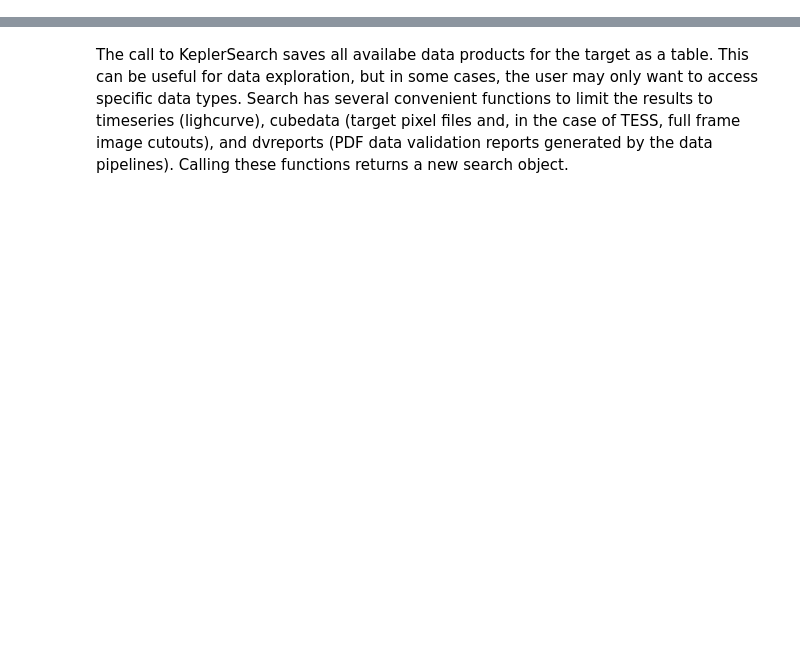
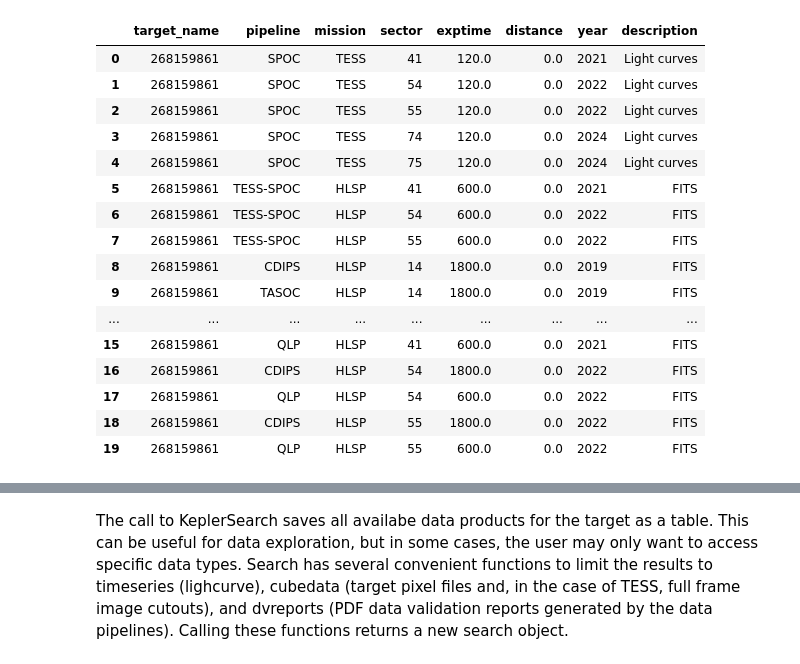
Before and after one commit to lightkurve/lksearch, a Jupyter notebook: docs/tutorials/Example_searches.ipynb, the cells around one changed output, grey strips where cells are left out. Cells and saved outputs as stored; diff of their text form; code cells hidden in the pictures; blank space fills up the shorter version.

```diff
--- a/docs/tutorials/Example_searches.ipynb
+++ b/docs/tutorials/Example_searches.ipynb
@@ -48,0 +77,22 @@ sort_order:     1        1
+# %%
+# Only return timeseries (lightcurve) products
+Kep186_TESSlc = Kep186_TESS.timeseries
+Kep186_TESSlc
+# %% [output]
+|  | target_name | pipeline | mission | sector | exptime | distance | year | description |
+| 0 | 268159861 | SPOC | TESS | 41 | 120.0 | 0.0 | 2021 | Light curves |
+| 1 | 268159861 | SPOC | TESS | 54 | 120.0 | 0.0 | 2022 | Light curves |
+| 2 | 268159861 | SPOC | TESS | 55 | 120.0 | 0.0 | 2022 | Light curves |
+| 3 | 268159861 | SPOC | TESS | 74 | 120.0 | 0.0 | 2024 | Light curves |
+| 4 | 268159861 | SPOC | TESS | 75 | 120.0 | 0.0 | 2024 | Light curves |
+| 5 | 268159861 | TESS-SPOC | HLSP | 41 | 600.0 | 0.0 | 2021 | FITS |
+| 6 | 268159861 | TESS-SPOC | HLSP | 54 | 600.0 | 0.0 | 2022 | FITS |
+| 7 | 268159861 | TESS-SPOC | HLSP | 55 | 600.0 | 0.0 | 2022 | FITS |
+| 8 | 268159861 | CDIPS | HLSP | 14 | 1800.0 | 0.0 | 2019 | FITS |
+| 9 | 268159861 | TASOC | HLSP | 14 | 1800.0 | 0.0 | 2019 | FITS |
+| ... | ... | ... | ... | ... | ... | ... | ... | ... |
+| 15 | 268159861 | QLP | HLSP | 41 | 600.0 | 0.0 | 2021 | FITS |
+| 16 | 268159861 | CDIPS | HLSP | 54 | 1800.0 | 0.0 | 2022 | FITS |
+| 17 | 268159861 | QLP | HLSP | 54 | 600.0 | 0.0 | 2022 | FITS |
+| 18 | 268159861 | CDIPS | HLSP | 55 | 1800.0 | 0.0 | 2022 | FITS |
+| 19 | 268159861 | QLP | HLSP | 55 | 600.0 | 0.0 | 2022 | FITS |
```
Also changed, not shown: parts of 12 cells of this notebook, 1 other file.
